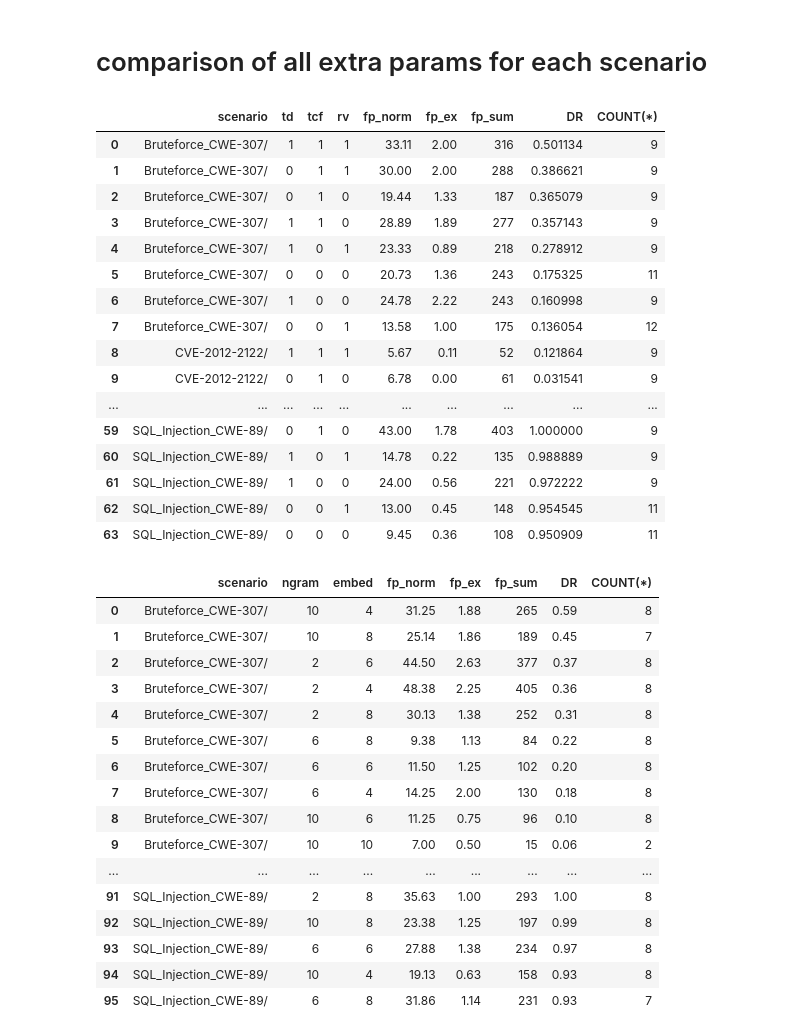
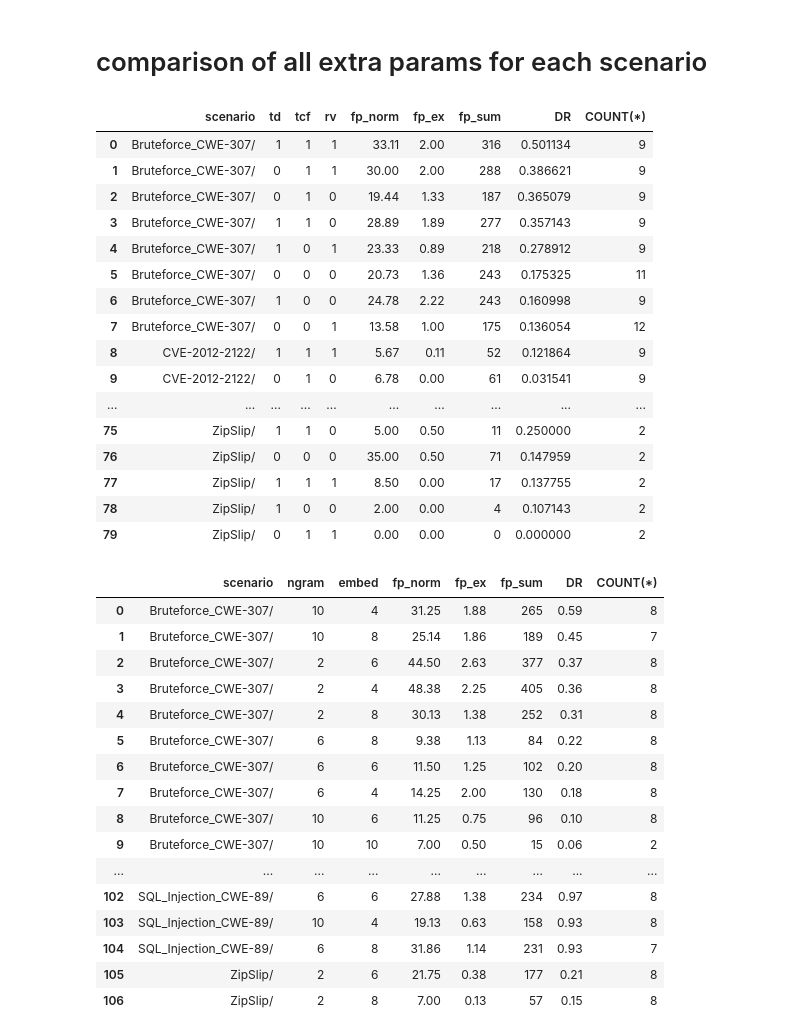
Before and after one commit to LID-DS/LID-DS, a Jupyter notebook: algorithms/evaluation/eval.ipynb, the cells around one changed output. Drawn from its saved outputs; the diff is of its cells as text; code cells hidden in the pictures.

```diff
--- a/algorithms/evaluation/eval.ipynb
+++ b/algorithms/evaluation/eval.ipynb
@@ -113,8 +111,7 @@ result
 # %%
 # 6 	8 	1 	1 	1
 # 10 	4 	0 	1 	0
-conn = sql.connect('evaluation.db')
-result = pd.read_sql('SELECT \
+result = pd.read_sql(f'SELECT \
                              scenario, \
                              ngram, \
                              embedding_size as embed, \
@@ -125,9 +122,8 @@ result = pd.read_sql('SELECT \
                              consecutive_false_positives_exploits as fp_ex, \
                              consecutive_false_positives_normal + consecutive_false_positives_exploits as fp_sum, \
                              detection_rate as DR \
-                     FROM lstm \
-                     WHERE ngram = 6 and embed = 8 and rv = 1 and tcf = 1 and td = 1 or\
-                           ngram = 10 and embed = 4 and rv = 0 and tcf = 1 and td = 0', conn)
+                     FROM {de} \
+                     WHERE ngram = 6 AND embed=8 AND rv=1 AND td=1 AND tcf=1', conn)
 pd.set_option('display.max_rows', result.shape[0]+1)
 result
 # %% [output]
@@ -153,16 +171,15 @@ result
 # %%
 # show results for best config
 # reverse fp und dr
-conn = sql.connect('evaluation.db')
-result = pd.read_sql('SELECT scenario, time_delta as td,  \
+result = pd.read_sql(f'SELECT scenario, time_delta as td,  \
                              ROUND(AVG(consecutive_false_positives_normal),2) as fp_norm, \
                              ROUND(AVG(consecutive_false_positives_exploits),2) as fp_ex, \
                              SUM(consecutive_false_positives_normal + consecutive_false_positives_exploits) as fp_sum, \
                              AVG(detection_rate) as DR \
-                             COUNT(*) \
-                      FROM lstm \
+                      FROM {de} \
                       GROUP BY scenario, td \
                       ORDER BY scenario, DR desc, fp_sum asc', conn)
+pd.set_option('display.max_rows', result.shape[0]+1)
 result
 # %% [output]
 |  | scenario | td | fp_norm | fp_ex | fp_sum | DR |
@@ -185,15 +202,15 @@ result
 # %% [markdown]
 # comparison with and without return_value
 # %%
-conn = sql.connect('evaluation.db')
-result = pd.read_sql('SELECT scenario, return_value as rv,  \
+result = pd.read_sql(f'SELECT scenario, return_value as rv,  \
                              ROUND(AVG(consecutive_false_positives_normal),2) as fp_norm, \
                              ROUND(AVG(consecutive_false_positives_exploits),2) as fp_ex, \
                              SUM(consecutive_false_positives_normal + consecutive_false_positives_exploits) as fp_sum, \
                              AVG(detection_rate) as DR \
-                      FROM lstm \
+                      FROM {de} \
                       GROUP BY scenario, rv \
                       ORDER BY scenario, DR desc, fp_sum asc', conn)
+pd.set_option('display.max_rows', result.shape[0]+1)
 result
 # %% [output]
 |  | scenario | rv | fp_norm | fp_ex | fp_sum | DR |
@@ -216,14 +233,15 @@ result
 # %% [markdown]
 # comparison with and without thread_change_flag
 # %%
-conn = sql.connect('evaluation.db')
-result = pd.read_sql('SELECT scenario, thread_change_flag as tcf,  \
+result = pd.read_sql(f'SELECT scenario, thread_change_flag as tcf,  \
                              ROUND(AVG(consecutive_false_positives_normal),2) as fp_norm, \
                              ROUND(AVG(consecutive_false_positives_exploits),2) as fp_ex, \
                              SUM(consecutive_false_positives_normal + consecutive_false_positives_exploits) as fp_sum, \
-                             AVG(detection_rate) as DR \
-                      FROM lstm \
+                             AVG(detection_rate) as DR, \
+                             COUNT(*) \
+                      FROM {de} \
                       GROUP BY scenario, tcf \
-                      ORDER BY scenario, DR desc, fp_sum asc', conn)
+                      ORDER BY scenario, DR desc, fp_ex asc', conn)
+pd.set_option('display.max_rows', result.shape[0]+1)
 result
 # %% [output]
@@ -247,36 +265,37 @@ result
 # %% [markdown]
 # comparison of all extra params for each scenario
 # %%
-conn = sql.connect('evaluation.db')
-result = pd.read_sql('SELECT scenario, time_delta as td, thread_change_flag as tcf, return_value as rv,  \
+result = pd.read_sql(f'SELECT scenario, time_delta as td, thread_change_flag as tcf, return_value as rv,  \
                              ROUND(AVG(consecutive_false_positives_normal),2) as fp_norm, \
                              ROUND(AVG(consecutive_false_positives_exploits),2) as fp_ex, \
                              SUM(consecutive_false_positives_normal + consecutive_false_positives_exploits) as fp_sum, \
                              AVG(detection_rate) as DR, \
-                      FROM lstm \
+                             COUNT(*)\
+                      FROM {de} \
                       GROUP BY scenario, td, tcf, rv \
-                      ORDER BY scenario, DR desc, fp_sum asc', conn)
+                      ORDER BY scenario, DR desc, fp_norm asc', conn)
+pd.set_option('display.max_rows', result.shape[0]+1)
 result
 # %% [output]
 |  | scenario | td | tcf | rv | fp_norm | fp_ex | fp_sum | DR | COUNT(*) |
 | 0 | Bruteforce_CWE-307/ | 1 | 1 | 1 | 33.11 | 2.00 | 316 | 0.501134 | 9 |
 | 1 | Bruteforce_CWE-307/ | 0 | 1 | 1 | 30.00 | 2.00 | 288 | 0.386621 | 9 |
 | 2 | Bruteforce_CWE-307/ | 0 | 1 | 0 | 19.44 | 1.33 | 187 | 0.365079 | 9 |
 | 3 | Bruteforce_CWE-307/ | 1 | 1 | 0 | 28.89 | 1.89 | 277 | 0.357143 | 9 |
 | 4 | Bruteforce_CWE-307/ | 1 | 0 | 1 | 23.33 | 0.89 | 218 | 0.278912 | 9 |
 | 5 | Bruteforce_CWE-307/ | 0 | 0 | 0 | 20.73 | 1.36 | 243 | 0.175325 | 11 |
 | 6 | Bruteforce_CWE-307/ | 1 | 0 | 0 | 24.78 | 2.22 | 243 | 0.160998 | 9 |
 | 7 | Bruteforce_CWE-307/ | 0 | 0 | 1 | 13.58 | 1.00 | 175 | 0.136054 | 12 |
 | 8 | CVE-2012-2122/ | 1 | 1 | 1 | 5.67 | 0.11 | 52 | 0.121864 | 9 |
 | 9 | CVE-2012-2122/ | 0 | 1 | 0 | 6.78 | 0.00 | 61 | 0.031541 | 9 |
 | ... | ... | ... | ... | ... | ... | ... | ... | ... | ... |
-| 59 | SQL_Injection_CWE-89/ | 0 | 1 | 0 | 43.00 | 1.78 | 403 | 1.000000 | 9 |
-| 60 | SQL_Injection_CWE-89/ | 1 | 0 | 1 | 14.78 | 0.22 | 135 | 0.988889 | 9 |
-| 61 | SQL_Injection_CWE-89/ | 1 | 0 | 0 | 24.00 | 0.56 | 221 | 0.972222 | 9 |
-| 62 | SQL_Injection_CWE-89/ | 0 | 0 | 1 | 13.00 | 0.45 | 148 | 0.954545 | 11 |
-| 63 | SQL_Injection_CWE-89/ | 0 | 0 | 0 | 9.45 | 0.36 | 108 | 0.950909 | 11 |
+| 75 | ZipSlip/ | 1 | 1 | 0 | 5.00 | 0.50 | 11 | 0.250000 | 2 |
+| 76 | ZipSlip/ | 0 | 0 | 0 | 35.00 | 0.50 | 71 | 0.147959 | 2 |
+| 77 | ZipSlip/ | 1 | 1 | 1 | 8.50 | 0.00 | 17 | 0.137755 | 2 |
+| 78 | ZipSlip/ | 1 | 0 | 0 | 2.00 | 0.00 | 4 | 0.107143 | 2 |
+| 79 | ZipSlip/ | 0 | 1 | 1 | 0.00 | 0.00 | 0 | 0.000000 | 2 |
 # %%
-result = pd.read_sql('SELECT \
+result = pd.read_sql(f'SELECT \
                              scenario, \
                              ngram, \
                              embedding_size as embed, \
@@ -285,7 +304,7 @@ result = pd.read_sql('SELECT \
                              SUM(consecutive_false_positives_normal + consecutive_false_positives_exploits) as fp_sum, \
                              ROUND(AVG(detection_rate),2) as DR, \
                              COUNT(*) \
-                     FROM lstm \
+                     FROM {de} \
                      GROUP BY scenario, \
                               ngram, \
                               embedding_size \
@@ -307,9 +326,9 @@ result
 | 8 | Bruteforce_CWE-307/ | 10 | 6 | 11.25 | 0.75 | 96 | 0.10 | 8 |
 | 9 | Bruteforce_CWE-307/ | 10 | 10 | 7.00 | 0.50 | 15 | 0.06 | 2 |
 | ... | ... | ... | ... | ... | ... | ... | ... | ... |
-| 91 | SQL_Injection_CWE-89/ | 2 | 8 | 35.63 | 1.00 | 293 | 1.00 | 8 |
-| 92 | SQL_Injection_CWE-89/ | 10 | 8 | 23.38 | 1.25 | 197 | 0.99 | 8 |
-| 93 | SQL_Injection_CWE-89/ | 6 | 6 | 27.88 | 1.38 | 234 | 0.97 | 8 |
-| 94 | SQL_Injection_CWE-89/ | 10 | 4 | 19.13 | 0.63 | 158 | 0.93 | 8 |
-| 95 | SQL_Injection_CWE-89/ | 6 | 8 | 31.86 | 1.14 | 231 | 0.93 | 7 |
+| 102 | SQL_Injection_CWE-89/ | 6 | 6 | 27.88 | 1.38 | 234 | 0.97 | 8 |
+| 103 | SQL_Injection_CWE-89/ | 10 | 4 | 19.13 | 0.63 | 158 | 0.93 | 8 |
+| 104 | SQL_Injection_CWE-89/ | 6 | 8 | 31.86 | 1.14 | 231 | 0.93 | 7 |
+| 105 | ZipSlip/ | 2 | 6 | 21.75 | 0.38 | 177 | 0.21 | 8 |
+| 106 | ZipSlip/ | 2 | 8 | 7.00 | 0.13 | 57 | 0.15 | 8 |
 # %%
```
Also changed, not shown: parts of 11 cells of this notebook.
